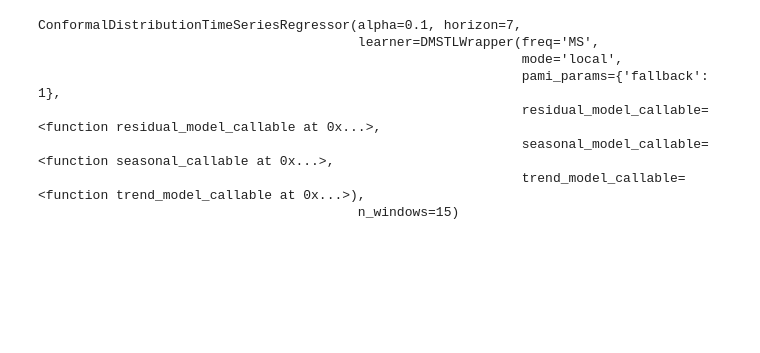
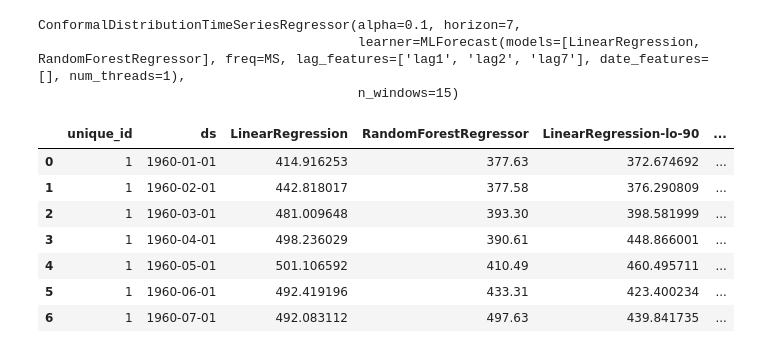
Before and after one commit to heylucasleao/tinyconformal, a Jupyter notebook: examples/series/mscp.ipynb, the cells around one changed output. Saved outputs shown, nothing was run; the diff lists cells and outputs as text; code cells hidden in the pictures; blank space fills up the shorter version.

```diff
--- a/examples/series/mscp.ipynb
+++ b/examples/series/mscp.ipynb
@@ -68,7 +31,6 @@ dmstl = DMSTLWrapper(
 # %%
-
 model_nixtla = ConformalDistributionTimeSeriesRegressor(
-    learner=dmstl,
+    learner=MLForecast(models, freq="MS", lags=[1,2, 7]),
     horizon=7,
     n_windows=15,
     alpha=0.10,
@@ -84,13 +46,19 @@ model_nixtla.fit(
 )
 # %% [output]
 ConformalDistributionTimeSeriesRegressor(alpha=0.1, horizon=7,
-                                         learner=DMSTLWrapper(freq='MS',
-                                                              mode='local',
-                                                              pami_params={'fallback': 1},
-                                                              residual_model_callable=<function residual_model_callable at 0x...>,
-                                                              seasonal_model_callable=<function seasonal_callable at 0x...>,
-                                                              trend_model_callable=<function trend_model_callable at 0x...>),
+                                         learner=MLForecast(models=[LinearRegression, RandomForestRegressor], freq=MS, lag_features=['lag1', 'lag2', 'lag7'], date_features=[], num_threads=1),
                                          n_windows=15)
+# %%
+model_nixtla.predict_interval(h=7)
+# %% [output]
+|  | unique_id | ds | LinearRegression | RandomForestRegressor | LinearRegression-lo-90 | ... |
+| 0 | 1 | 1960-01-01 | 414.916253 | 377.63 | 372.674692 | ... |
+| 1 | 1 | 1960-02-01 | 442.818017 | 377.58 | 376.290809 | ... |
+| 2 | 1 | 1960-03-01 | 481.009648 | 393.30 | 398.581999 | ... |
+| 3 | 1 | 1960-04-01 | 498.236029 | 390.61 | 448.866001 | ... |
+| 4 | 1 | 1960-05-01 | 501.106592 | 410.49 | 460.495711 | ... |
+| 5 | 1 | 1960-06-01 | 492.419196 | 433.31 | 423.400234 | ... |
+| 6 | 1 | 1960-07-01 | 492.083112 | 497.63 | 439.841735 | ... |
 # %%
 model_nixtla.evaluate(test, h=7)
 # %% [output]
```
Also changed, not shown: parts of 4 cells of this notebook, 1 other file.
